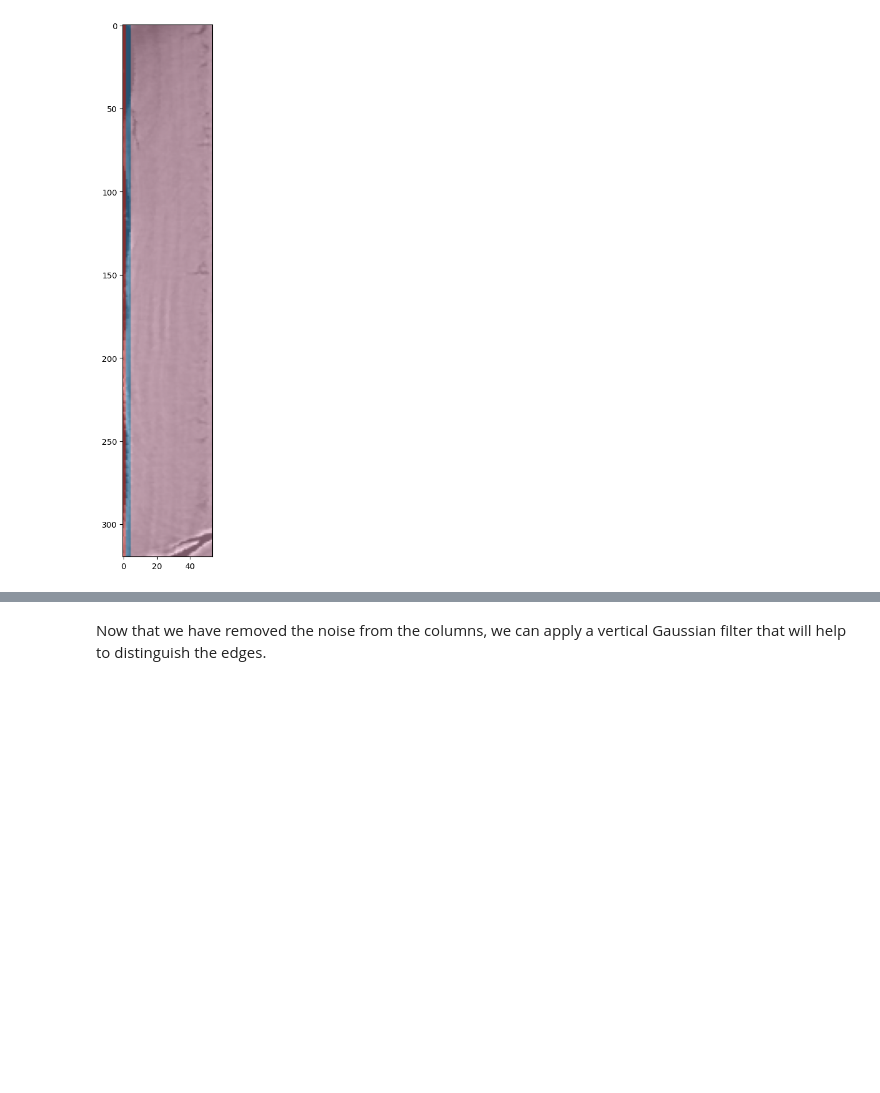
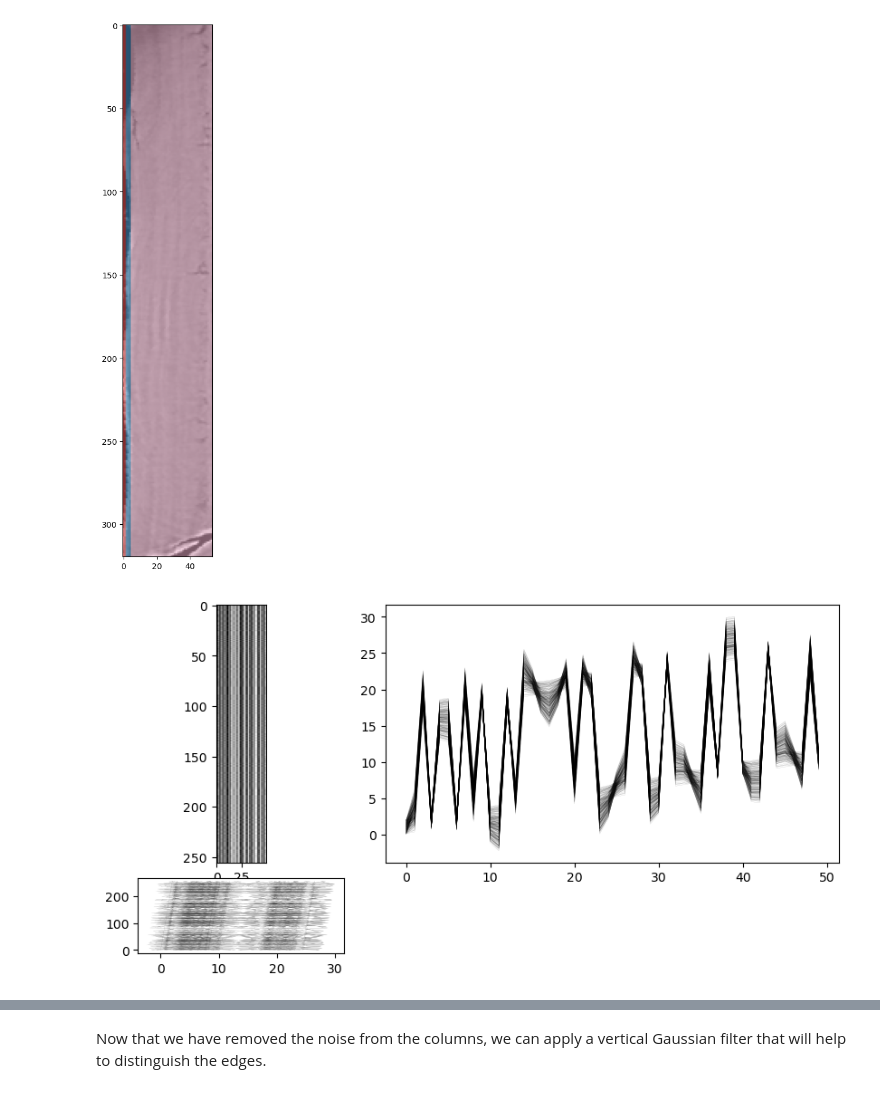
Before and after one commit to JGIBristol/cementum_imaging, a Jupyter notebook: normalise_contrast.ipynb, the cells around one changed output, grey strips where cells are left out. Cells and saved outputs as stored; diff of their text form; code cells hidden in the pictures; blank space fills up the shorter version.

```diff
--- a/normalise_contrast.ipynb
+++ b/normalise_contrast.ipynb
@@ -351,3 +351,47 @@ axis.imshow(coloured_image, alpha=0.5)
 fig.savefig(f"{img_dir}/row_clustered_image.png")
 # %% [output]
 [figure]
+# %%
+"""
+This was my logic for k-means clustering
+
+"""
+img_size = (256, 50)
+y = np.arange(img_size[0])
+x = np.arange(img_size[1])
+
+# Create an image
+gen = np.random.default_rng(1)
+img = np.zeros(img_size)
+for col in range(img_size[1]):
+    if gen.random() < 0.5:
+        img[:, col] += 16
+
+
+# Add rapid noise both vertically and horizontally
+for row in range(img_size[0]):
+    img[row] += 10 * gen.random() * 0.5 * np.sin(np.linspace(0, img_size[1]))
+
+# Add a linear gradient horizontally
+img += np.linspace(0, 10, img_size[1])
+img += np.linspace(0, 2, img_size[0]).reshape(-1, 1)
+
+fig, axes = plt.subplot_mosaic(
+    """
+    ABB
+    ABB
+    ABB
+    C..
+    """,
+    figsize=(10, 5),
+)
+axes["A"].imshow(img, cmap="gray")
+
+for row in img:
+    axes["B"].plot(x, row, color="k", alpha=0.4, linewidth=0.1)
+for col in img.T:
+    axes["C"].plot(col, y, color="k", alpha=0.4, linewidth=0.1)
+
+fig.savefig(f"{img_dir}/toy_image.png")
+# %% [output]
+[figure, added]
```
Also changed, not shown: parts of 1 cell of this notebook.
